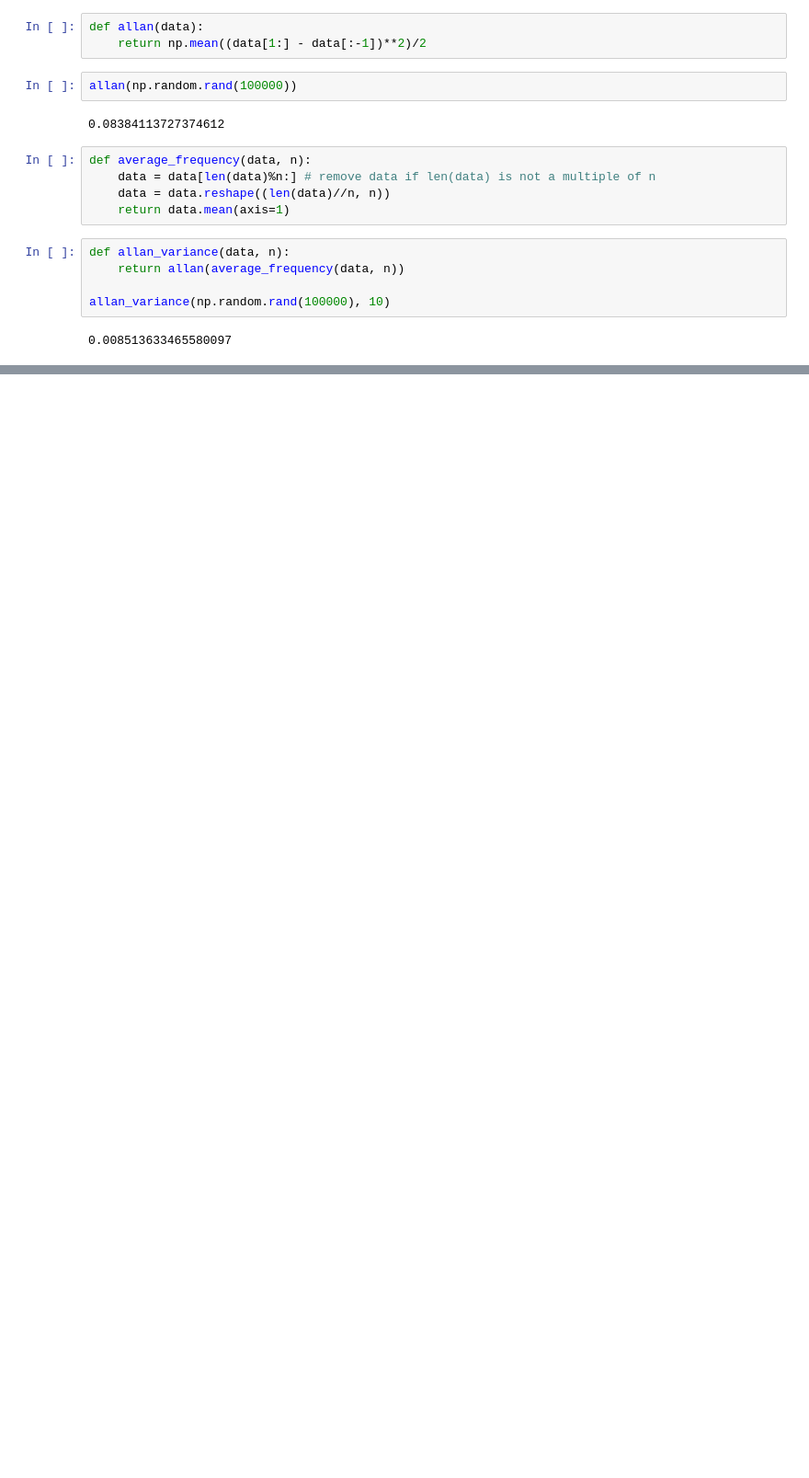
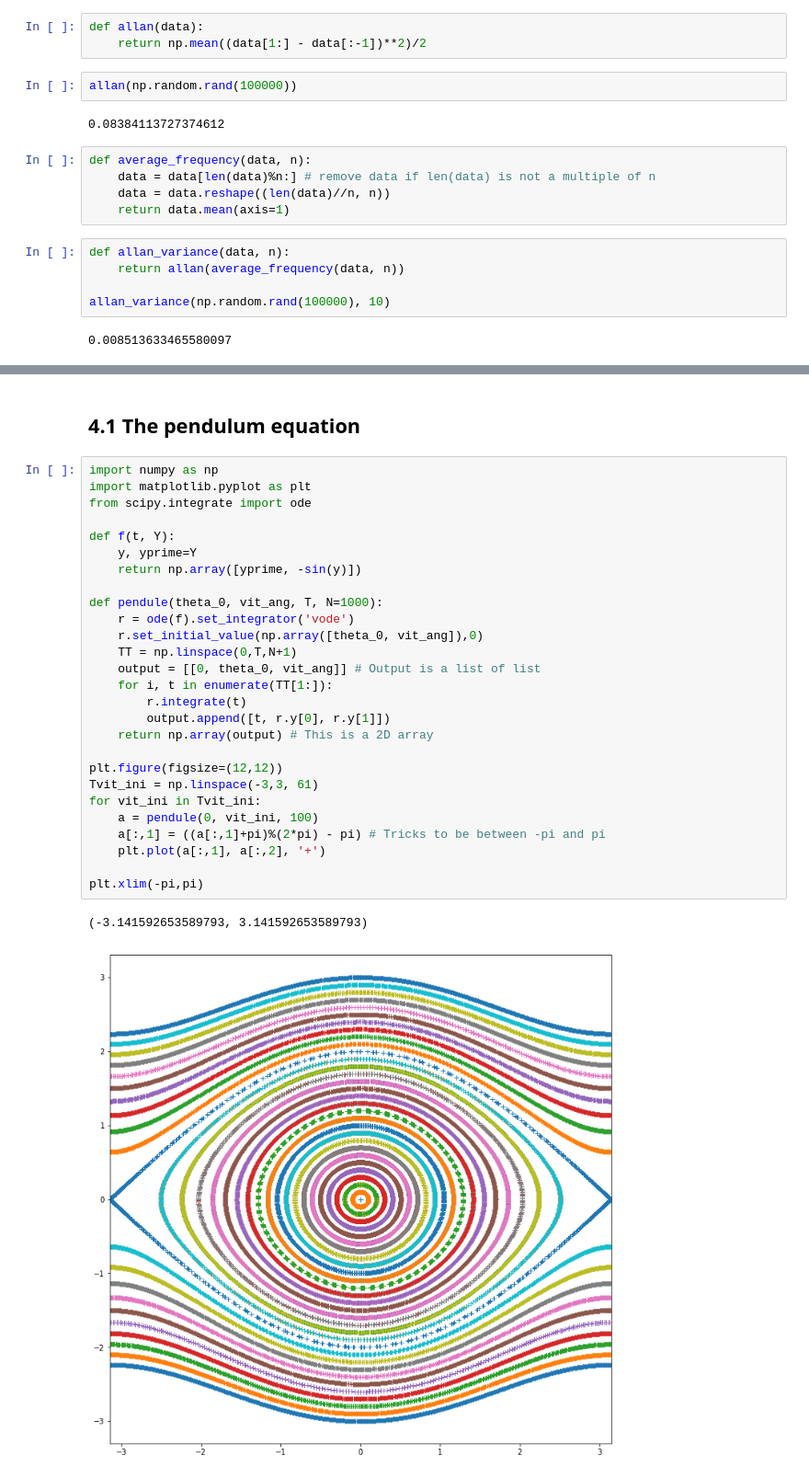
Before and after one commit to clade/edpif2019, a Jupyter notebook: module2/exos_numpy.ipynb, the cells around one changed output, grey strips where cells are left out. Shown: that part at 92% size. Drawn from its saved outputs; the diff is of its cells as text; blank space fills up the shorter version.

```diff
--- a/module2/exos_numpy.ipynb
+++ b/module2/exos_numpy.ipynb
@@ -52,0 +143,32 @@ allan_variance(np.random.rand(100000), 10)
+# %% [markdown]
+## 4.1 The pendulum equation
+# %%
+import numpy as np
+import matplotlib.pyplot as plt
+from scipy.integrate import ode
+
+def f(t, Y):
+    y, yprime=Y
+    return np.array([yprime, -sin(y)])
+
+def pendule(theta_0, vit_ang, T, N=1000):
+    r = ode(f).set_integrator('vode')
+    r.set_initial_value(np.array([theta_0, vit_ang]),0)
+    TT = np.linspace(0,T,N+1)
+    output = [[0, theta_0, vit_ang]] # Output is a list of list
+    for i, t in enumerate(TT[1:]):
+        r.integrate(t)
+        output.append([t, r.y[0], r.y[1]])
+    return np.array(output) # This is a 2D array
+
+plt.figure(figsize=(12,12))
+Tvit_ini = np.linspace(-3,3, 61)
+for vit_ini in Tvit_ini:
+    a = pendule(0, vit_ini, 100)
+    a[:,1] = ((a[:,1]+pi)%(2*pi) - pi) # Tricks to be between -pi and pi
+    plt.plot(a[:,1], a[:,2], '+')
+
+plt.xlim(-pi,pi)
+# %% [output]
+(-3.141592653589793, 3.141592653589793)
+[figure, added]
```
Also changed, not shown: parts of 6 cells of this notebook.
